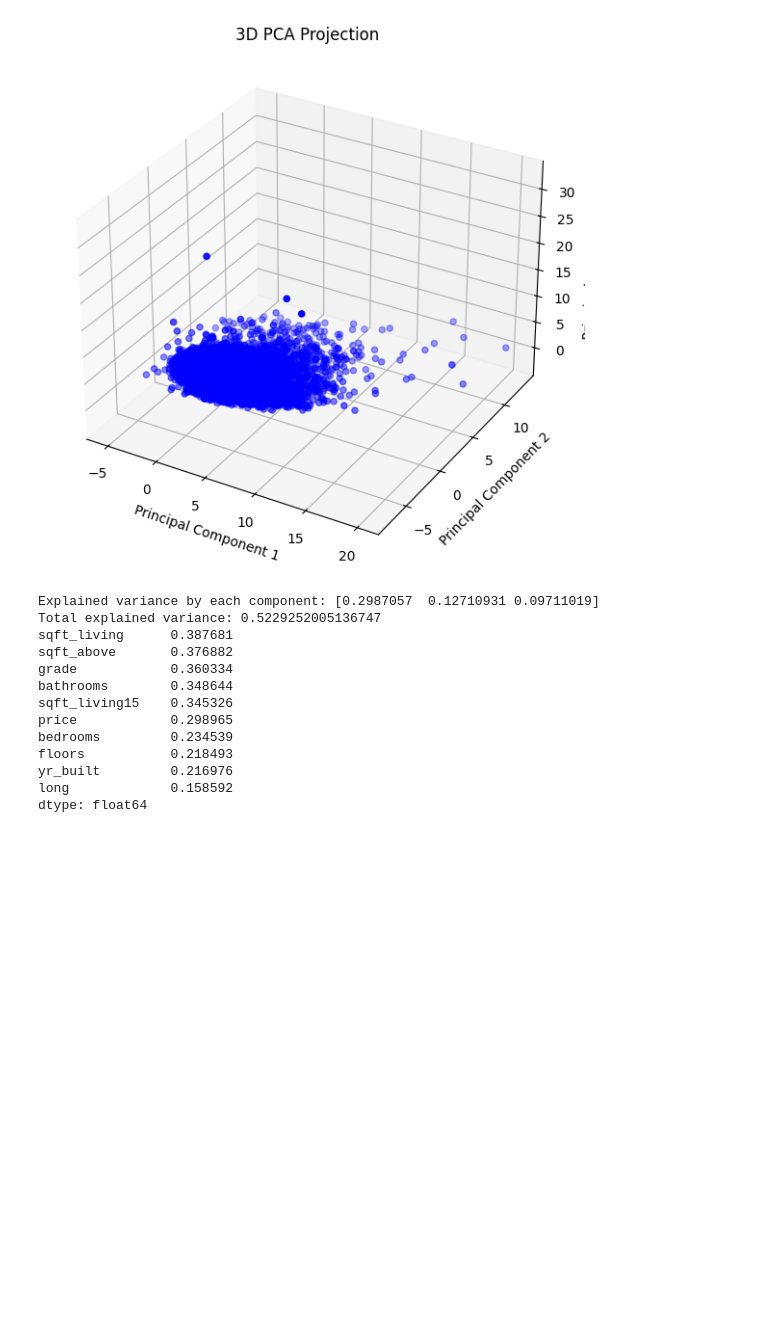
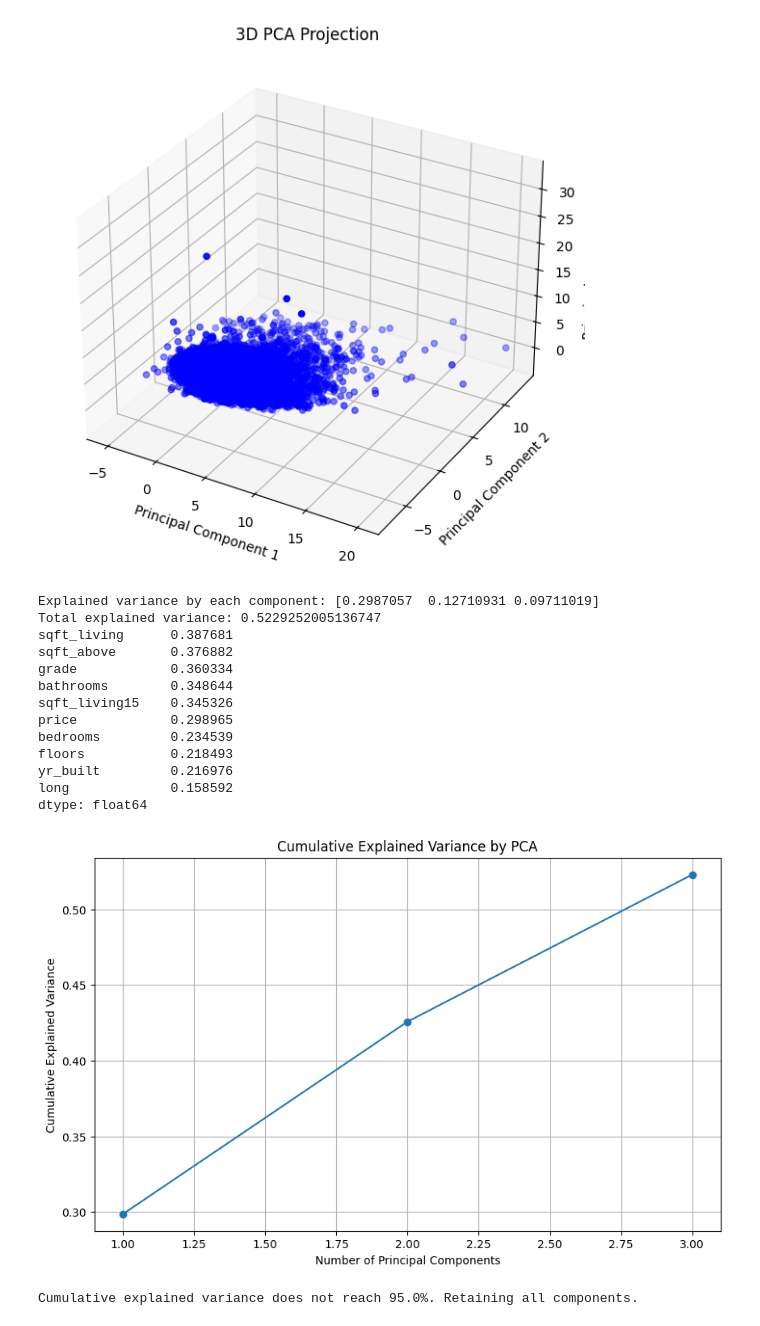
Before and after one commit to Omega-Centauri-21/Business-Intelligence, a Jupyter notebook: CS4730 Coursework 2/[Sub Task 2] CS4730 Coursework 2.ipynb, the cells around one changed output. Drawn from its saved outputs; the diff is of its cells as text; code cells hidden in the pictures; blank space fills up the shorter version.

```diff
--- a/CS4730 Coursework 2/[Sub Task 2] CS4730 Coursework 2.ipynb
+++ b/CS4730 Coursework 2/[Sub Task 2] CS4730 Coursework 2.ipynb
@@ -76,3 +85,27 @@ floors           0.218493
 yr_built         0.216976
 long             0.158592
 dtype: float64
+# %%
+# Calculate cumulative explained variance
+cumulative_explained_variance = pca.explained_variance_ratio_.cumsum()
+
+# Plot cumulative explained variance
+plt.figure(figsize=(10, 6))
+plt.plot(range(1, len(cumulative_explained_variance) + 1), cumulative_explained_variance, marker='o')
+plt.xlabel('Number of Principal Components')
+plt.ylabel('Cumulative Explained Variance')
+plt.title('Cumulative Explained Variance by PCA')
+plt.grid(True)
+plt.show()
+
+# Determine the number of components to retain
+desired_variance = 0.95
+try:
+	num_components = next(i for i, total_var in enumerate(cumulative_explained_variance) if total_var >= desired_variance) + 1
+	print(f'Number of components to retain for {desired_variance * 100}% variance: {num_components}')
+except StopIteration:
+	print(f'Cumulative explained variance does not reach {desired_variance * 100}%. Retaining all components.')
+	num_components = len(cumulative_explained_variance)
+# %% [output]
+[figure, added]
+Cumulative explained variance does not reach 95.0%. Retaining all components.
```
Also changed, not shown: parts of 10 cells of this notebook, 1 other file.
